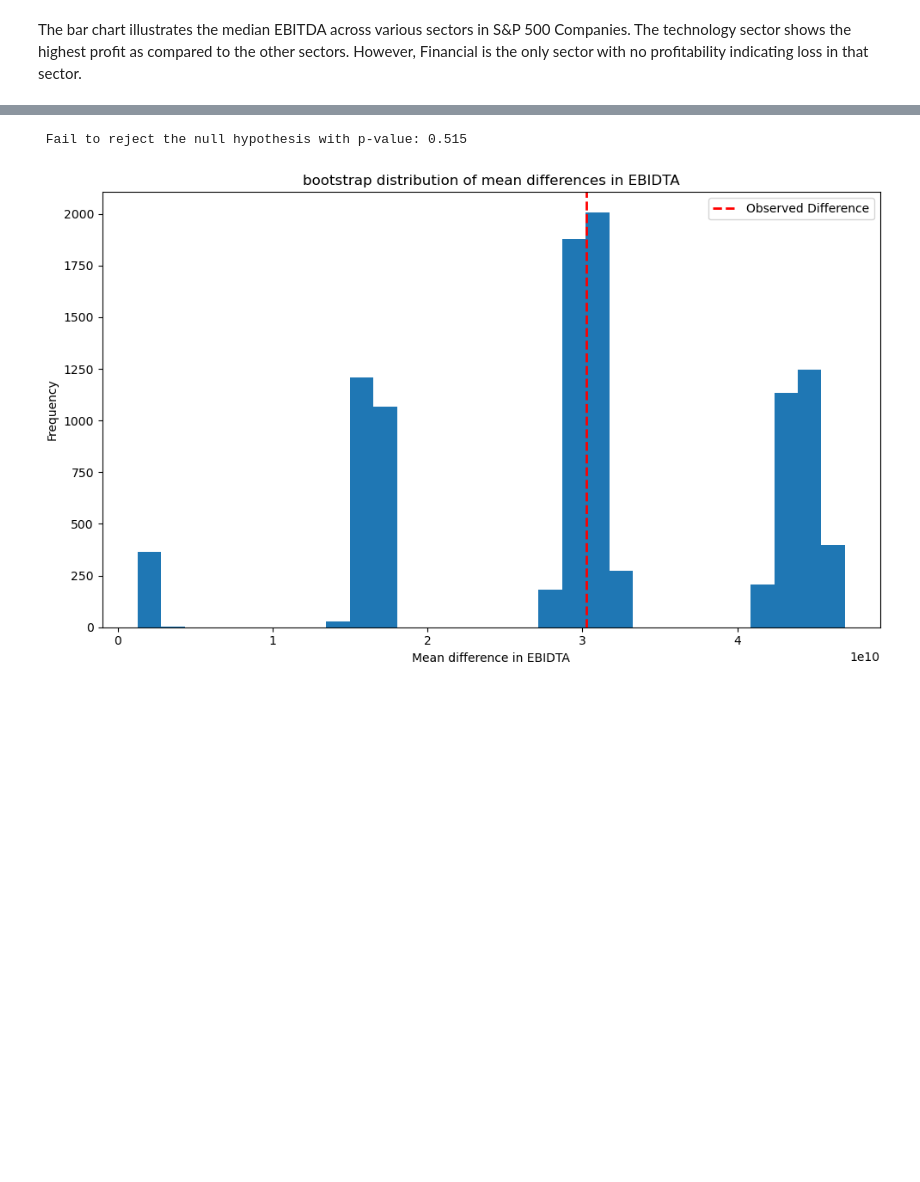
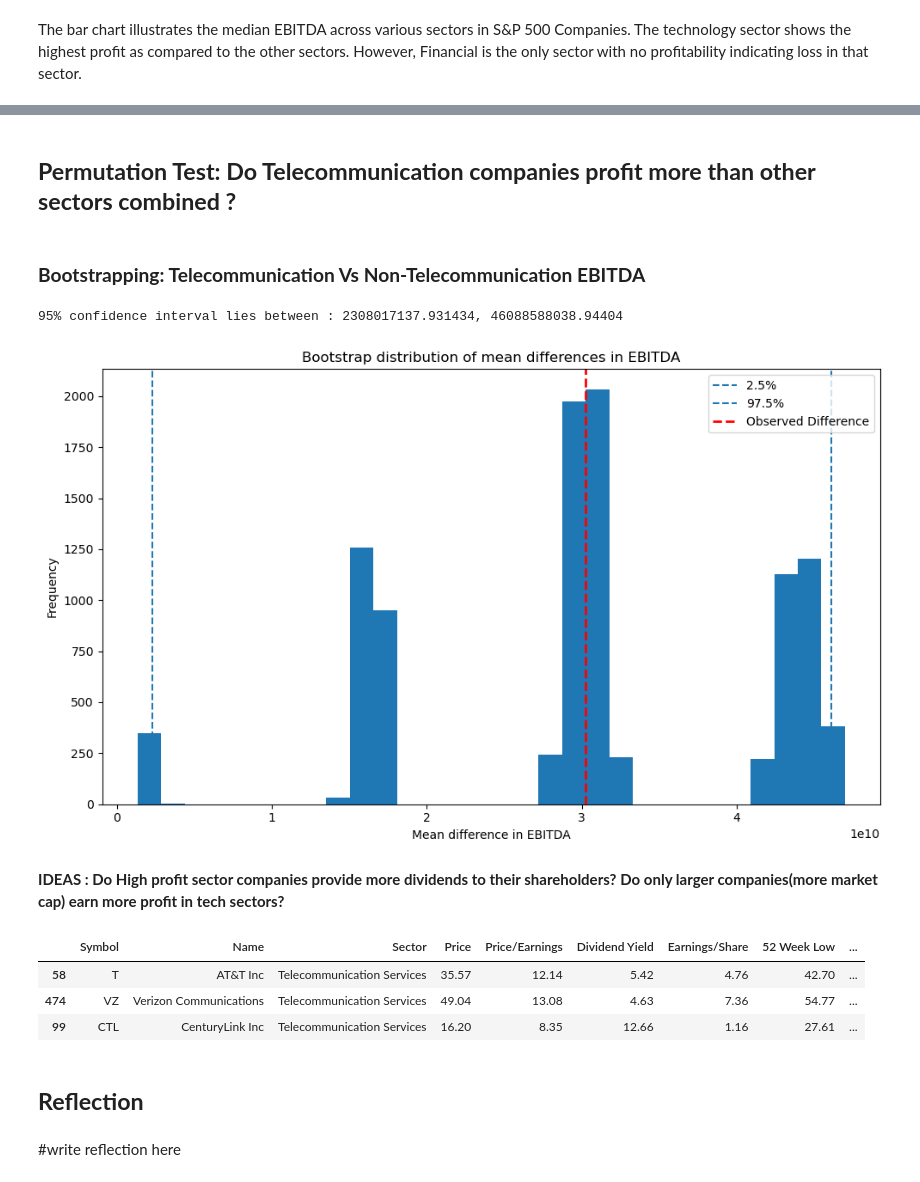
Before and after one commit to kavyakhanna/SP-500-Financial-Analysis, a Jupyter notebook: Analysis.ipynb, the cells around one changed output, grey strips where cells are left out. Drawn from its saved outputs; the diff is of its cells as text; code cells hidden in the pictures; blank space fills up the shorter version.

Commit message:
permutation test

```diff
--- a/Analysis.ipynb
+++ b/Analysis.ipynb
@@ -108,0 +116,2 @@ tech_companies
+# %% [markdown]
+## **Permutation Test: Do Telecommunication companies profit more than other sectors combined ?**
@@ -109,43 +122,61 @@ tech_companies
+# %% [markdown]
+### **Bootstrapping: Telecommunication Vs Non-Telecommunication EBITDA**
 # %%
 #Saperate the telecommunication and all other sectors
 telecom_df=df[df['Sector']=='Telecommunication Services'].copy()
 all_sector_df=df[df['Sector']!='Telecommunication Services'].copy()
 
-#extract the EBIDTA values for both groups
-telecom_df_ebidta=telecom_df['EBITDA'].dropna().values
-all_sector_df_ebidta=all_sector_df['EBITDA'].dropna().values
+#extract the EBITDA values for both groups
+telecom_df_ebitda=telecom_df['EBITDA'].dropna().values
+all_sector_df_ebitda=all_sector_df['EBITDA'].dropna().values
 
 #calculate observed difference in means
-observed_diff=np.mean(telecom_df_ebidta)- np.mean(all_sector_df_ebidta)
+observed_diff=np.mean(telecom_df_ebitda)- np.mean(all_sector_df_ebitda)
 observed_diff
 
 #Bootstrap: Resample with replacement to estimate the sampling distribution
 num=10000
 boot_mean_diff=[]
 
 for i in range(num):
-    boot_telecom=np.random.choice(telecom_df_ebidta,size=len(telecom_df_ebidta),replace=True)
-    boot_others=np.random.choice(all_sector_df_ebidta,size=len(all_sector_df_ebidta),replace=True)
+    boot_telecom=np.random.choice(telecom_df_ebitda,size=len(telecom_df_ebitda),replace=True)
+    boot_others=np.random.choice(all_sector_df_ebitda,size=len(all_sector_df_ebitda),replace=True)
     boot_mean_diff.append(np.mean(boot_telecom)- np.mean(boot_others))
 
-boot_mean_diff=np.array(boot_mean_diff)
-#calculate p-value
-p_value=np.sum(np.abs(boot_mean_diff)>=np.abs(observed_diff))/num
-if p_value <=0.05:
-    print(f'Reject the null hypothesis wiht p-value:{ p_value}')
-else:
-    print(f' Fail to reject the null hypothesis with p-value: {p_value}')
+lower=np.percentile(boot_mean_diff,2.5)
+upper=np.percentile(boot_mean_diff,97.5)
+print(f'95% confidence interval lies between : {lower}, {upper}')
 
 #visualize the boootstrap distribution
 plt.figure(figsize=(10,6))
-plt.hist(boot_mean_diff, bins=30)
+plt.hist(boot_mean_diff, bins=30)                 # bootstrap CI distribution
+plt.axvline(lower, linestyle='--',label='2.5%')               # 2.5%
+plt.axvline(upper, linestyle='--',label='97.5%')               # 97.5%
 plt.axvline(observed_diff,color='red',linestyle='dashed',linewidth=2,label='Observed Difference')
-plt.title('bootstrap distribution of mean differences in EBIDTA')
-plt.xlabel('Mean difference in EBIDTA')
+plt.title('Bootstrap distribution of mean differences in EBITDA')
+plt.xlabel('Mean difference in EBITDA')
 plt.ylabel('Frequency')
 plt.legend()
 plt.tight_layout()
 plt.show()
 # %% [output]
- Fail to reject the null hypothesis with p-value: 0.515
+95% confidence interval lies between : 2308017137.931434, 46088588038.94404
-[figure, old version]
+[figure, new version]
+# %% [markdown]
+**IDEAS : Do High profit sector companies provide more dividends to their shareholders?**
+**Do only larger companies(more market cap) earn more profit in tech sectors?**
+# %%
+#find the highest market cap company in tech sector
+tech_companies=df[df['Sector']=='Telecommunication Services']
+tech_companies=df[df['Sector']=='Telecommunication Services'].sort_values(by='Market Cap', ascending=False).head(10)
+
+tech_companies
+# %% [output]
+|  | Symbol | Name | Sector | Price | Price/Earnings | Dividend Yield | Earnings/Share | 52 Week Low | ... |
+| 58 | T | AT&T Inc | Telecommunication Services | 35.57 | 12.14 | 5.42 | 4.76 | 42.70 | ... |
+| 474 | VZ | Verizon Communications | Telecommunication Services | 49.04 | 13.08 | 4.63 | 7.36 | 54.77 | ... |
+| 99 | CTL | CenturyLink Inc | Telecommunication Services | 16.20 | 8.35 | 12.66 | 1.16 | 27.61 | ... |
+# %% [markdown]
+## **Reflection**
+# %% [markdown]
+#write reflection here
```
Also changed, not shown: parts of 11 cells of this notebook.
